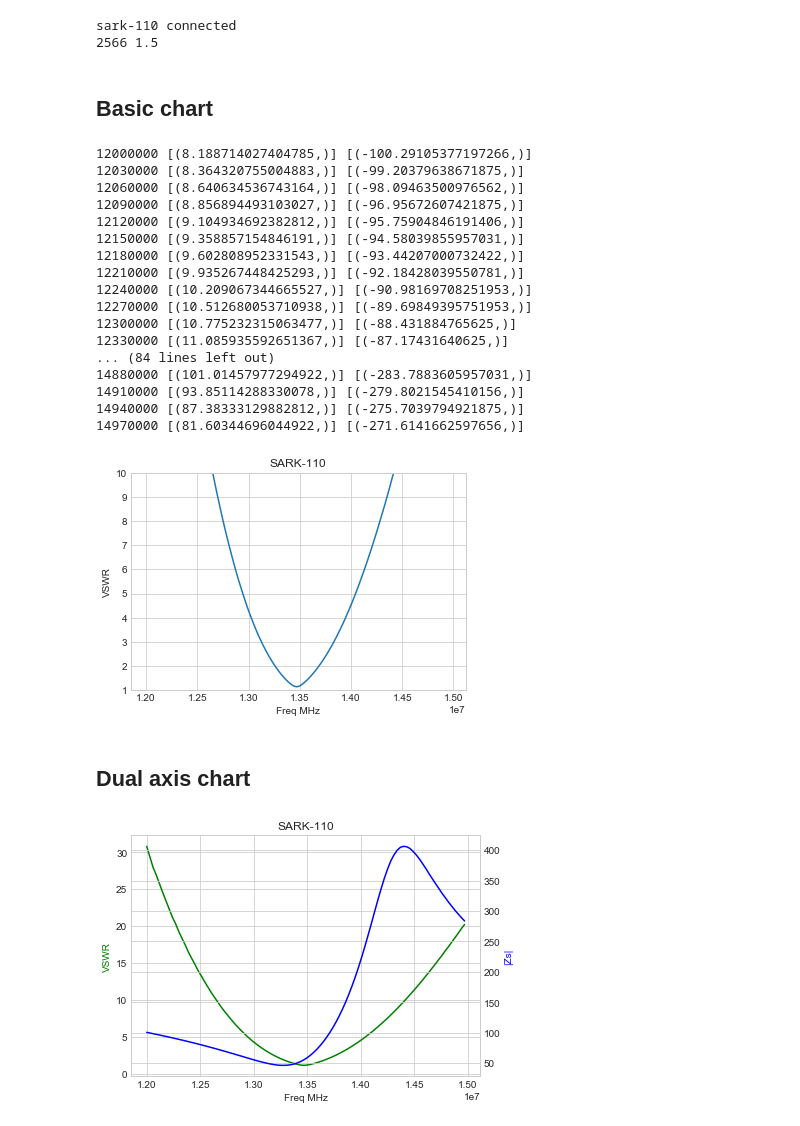
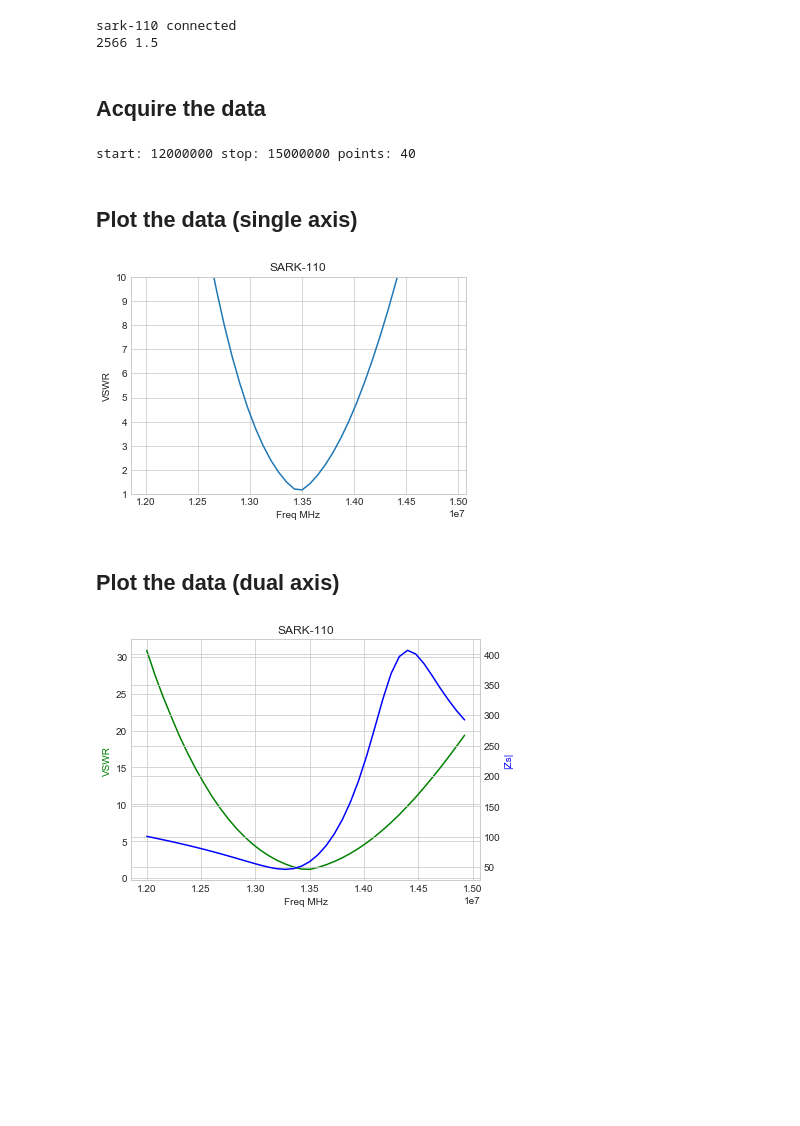
Before and after one commit to EA4FRB/sark110-python, a Jupyter notebook: src/notebook_example.ipynb, the cells around one changed output. Saved outputs shown, nothing was run; the diff lists cells and outputs as text; code cells hidden in the pictures; blank space fills up the shorter version.

```diff
--- a/src/notebook_example.ipynb
+++ b/src/notebook_example.ipynb
@@ -13,7 +13,7 @@ Enter frequency limits:
 # %%
 fr_start = 12000000   # Frequency start in Hz
 fr_stop =  15000000   # Frequency stop in Hz
-points = 100          # Number of points
+points = 40           # Number of points
 # %% [markdown]
 ## Utility functions
 # %%
@@ -40,36 +40,24 @@ else:
 # %% [output]
 sark-110 connected
 2566 1.5
-# %% [markdown]
-## Basic chart
+# %% [markdown]
+## Acquire the data
 # %%
 y = []
+y1 = []
 x = []
 rs = [0]
 xs = [0]
+print("start:", fr_start, "stop:", fr_stop, "points:", points)
 for freq in range(fr_start, fr_stop, int((fr_stop-fr_start)/points)):  # setup loop over number of points
     sark110.measure(freq, rs, xs)
-    print (freq, rs, xs)
     x.append(freq)
-    y.append(z2vswr(rs[0][0], xs[0][0]))
+    y.append(z2vswr(rs[0][0], xs[0][0]))    # VSWR
+    y1.append(z2mag(rs[0][0], xs[0][0]))    # ZMAG
 # %% [output]
-12000000 [(8.188714027404785,)] [(-100.29105377197266,)]
-12030000 [(8.364320755004883,)] [(-99.20379638671875,)]
-12060000 [(8.640634536743164,)] [(-98.09463500976562,)]
-12090000 [(8.856894493103027,)] [(-96.95672607421875,)]
-12120000 [(9.104934692382812,)] [(-95.75904846191406,)]
-12150000 [(9.358857154846191,)] [(-94.58039855957031,)]
-12180000 [(9.602808952331543,)] [(-93.44207000732422,)]
-12210000 [(9.935267448425293,)] [(-92.18428039550781,)]
-12240000 [(10.209067344665527,)] [(-90.98169708251953,)]
-12270000 [(10.512680053710938,)] [(-89.69849395751953,)]
-12300000 [(10.775232315063477,)] [(-88.431884765625,)]
-12330000 [(11.085935592651367,)] [(-87.17431640625,)]
-... (84 lines left out)
-14880000 [(101.01457977294922,)] [(-283.7883605957031,)]
-14910000 [(93.85114288330078,)] [(-279.8021545410156,)]
-14940000 [(87.38333129882812,)] [(-275.7039794921875,)]
-14970000 [(81.60344696044922,)] [(-271.6141662597656,)]
+start: 12000000 stop: 15000000 points: 40
+# %% [markdown]
+## Plot the data (single axis)
 # %%
 plt.style.use('seaborn-whitegrid')
 plt.plot(x, y)
@@ -79,34 +67,23 @@ plt.ylabel('VSWR')
 plt.ylim(1., 10.)
 plt.show()
 # %% [output]
-[figure, old version]
+[figure, new version]
-# %% [markdown]
-## Dual axis chart
+# %% [markdown]
+## Plot the data (dual axis)
 # %%
-y1 = []
-y2 = []
-x = []
-rs = [0]
-xs = [0]
-for freq in range(fr_start, fr_stop, int((fr_stop-fr_start)/points)):  # setup loop over number of points
-    sark110.measure(freq, rs, xs)
-    x.append(freq)
-    y1.append(z2vswr(rs[0][0], xs[0][0]))
-    y2.append(z2mag(rs[0][0], xs[0][0]))
-
 plt.style.use('seaborn-whitegrid')
 fig, ax1 = plt.subplots()
 ax2 = ax1.twinx()
-ax1.plot(x, y1, 'g-')
-ax2.plot(x, y2, 'b-')
+ax1.plot(x, y, 'g-')
+ax2.plot(x, y1, 'b-')
 ax1.set_xlabel('Freq MHz')
 ax1.set_ylabel('VSWR', color='g')
 ax2.set_ylabel('|Zs|', color='b')
 fig.tight_layout()
 plt.title('SARK-110')
 
 plt.show()
 # %% [output]
-[figure, old version]
+[figure, new version]
 # %%
 sark110.close()
```
